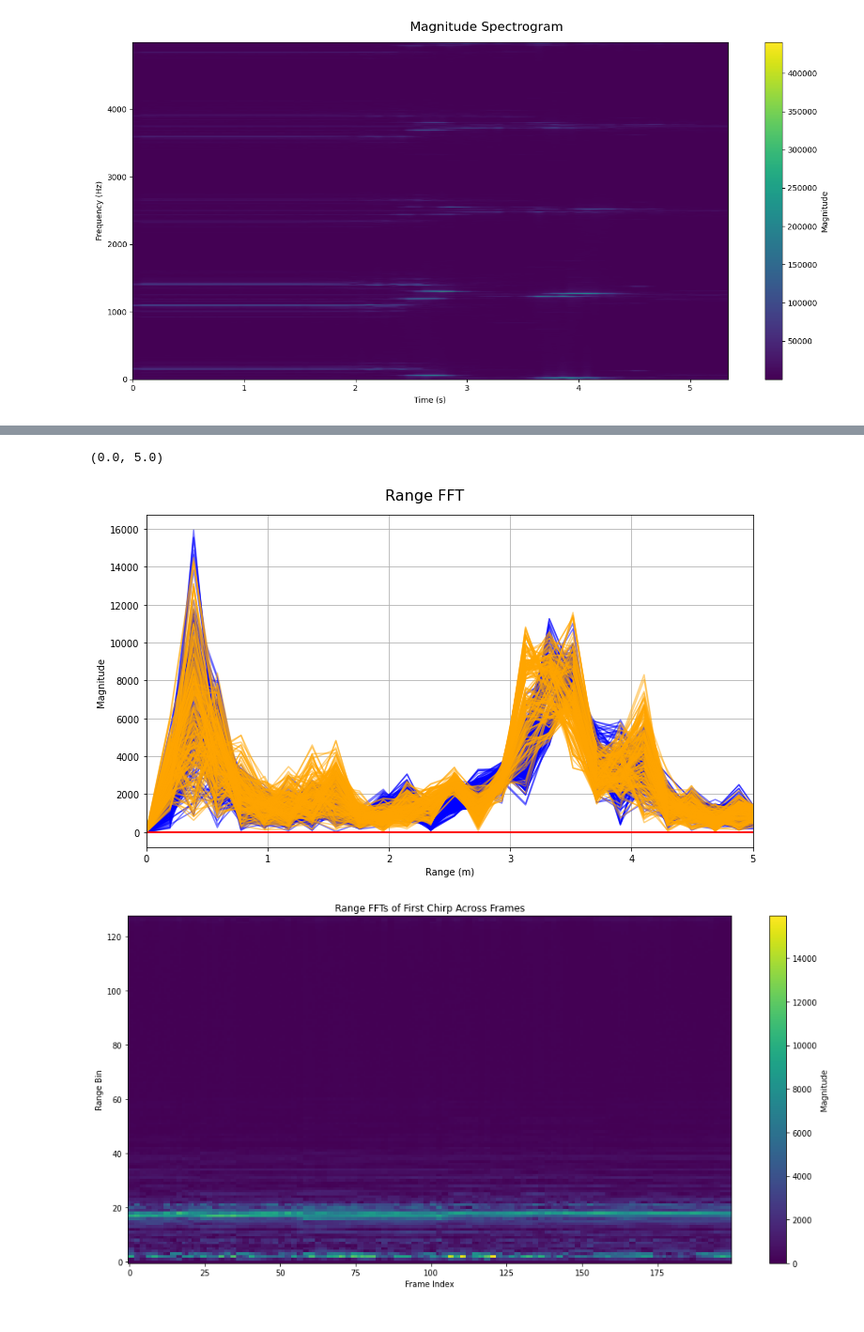
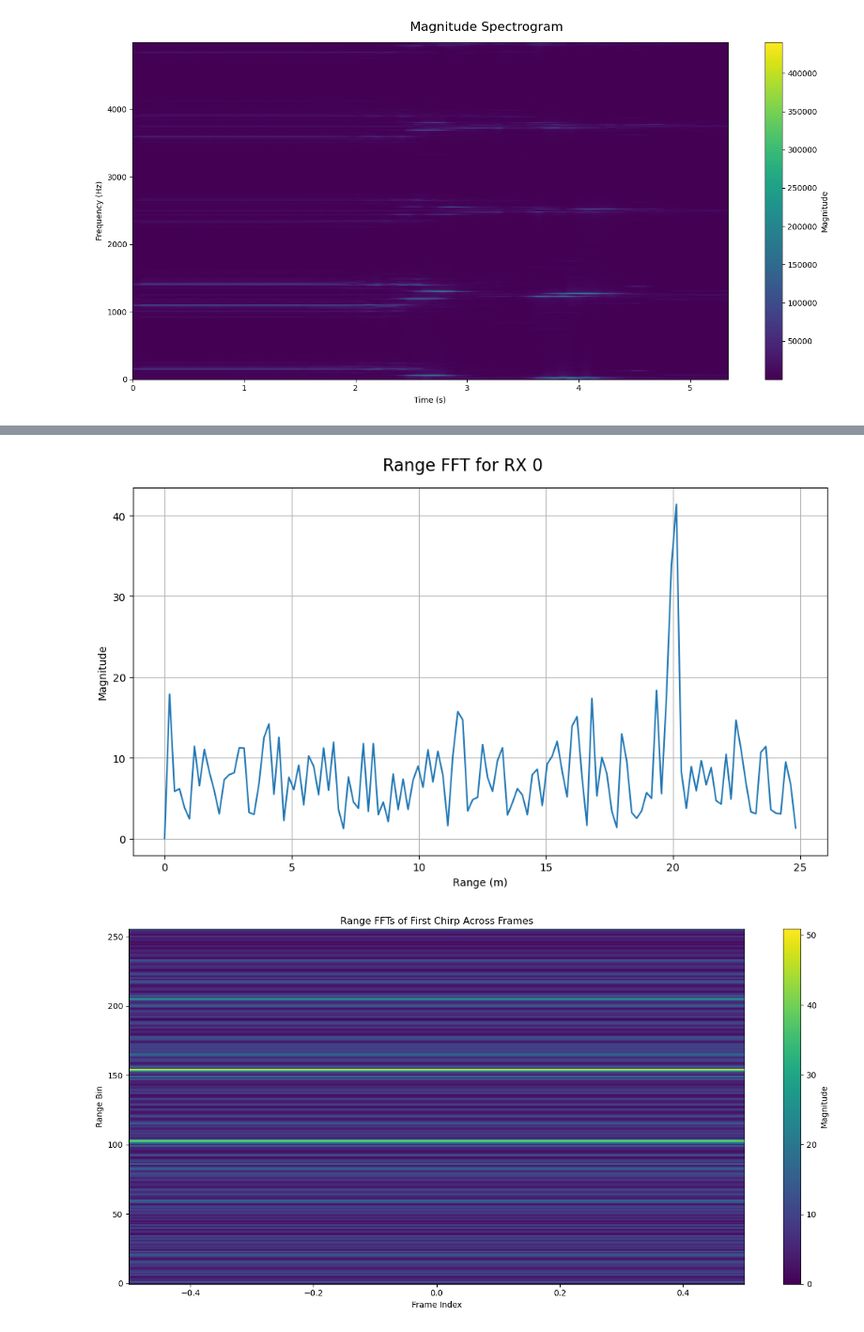
Before and after one commit to arlaptiev/sk_mmwave, a Jupyter notebook: data/radar.ipynb, the cells around one changed output, grey strips where cells are left out. Shown at 94% size. Drawn from its saved outputs; the diff is of its cells as text; code cells hidden in the pictures.

```diff
--- a/data/radar.ipynb
+++ b/data/radar.ipynb
@@ -314,5 +315,5 @@ axs[1].grid(True)
 # %%
 # coherently average the chirps for each frame
-chirps_avg = np.mean(adc_data, axis=1)                    # Average across chirps
+chirps_avg = np.mean(chirps, axis=1)                    # Average across chirps
 print("Chirps Average shape:", chirps_avg.shape)
 # %% [output]
@@ -395,21 +397,18 @@ for peak in peaks:
 # %%
+rx_idx = 0
+
 # Apply FFT along the sample (fast time) axis
-range_ffts = fft(chirps[:, :, :] , axis=1)                   # shape (frames, samples)
+range_ffts = fft(chirps[:, :, rx_idx] , axis=1)                       # shape (frames, samples)
 N = range_ffts.shape[1]                                      # number of samples
 
 # Plot the range FFT for the first 3 frames
 plt.figure(figsize=(14, 7))
-plt.suptitle('Range FFT', fontsize=16)
+plt.suptitle('Range FFT for RX 0', fontsize=16)
 plt.xlabel('Frequency (bins)')
 plt.ylabel('Magnitude')
-color_map = ['blue', 'orange', 'green', 'red']
-for rx in range(NUMRX):
-    for frame in range(range_ffts.shape[0]):
-        if frame == 0:
-            plt.plot(np.abs(range_ffts[frame, :N//2, rx]), label=f'RX{rx}', color=color_map[rx], alpha=0.5)
-        else:
-            plt.plot(np.abs(range_ffts[frame, :N//2, rx]), color=color_map[rx], alpha=0.5)
-plt.legend()
+for frame in range(range_ffts.shape[0]):
+    plt.plot(np.abs(range_ffts[frame, :N//2]), label=f'Frame {frame + 1}')
+# plt.legend()
 plt.grid(True)
 plt.tight_layout()
 # %% [output]
@@ -417,16 +416,16 @@ plt.tight_layout()
 # %%
 # convert freqs to meters
+# resolution = c / (2 * BANDWIDTH)                            # resolution in meters
+# range_meters = np.arange(SAMPLES_PER_CHIRP) * resolution    # range in meters
 N = range_ffts.shape[1]  # number of samples
 fft_freqs = fftfreq(N, 1 / (SAMPLE_RATE))  # Frequency bins
 range_meters = fft_freqs[:N//2] * c / (2 * FREQ_SLOPE)
 
 # Plot the range FFT for all frames
 plt.figure(figsize=(10, 6))
-plt.suptitle('Range FFT', fontsize=16)
-color_map = ['blue', 'orange', 'green', 'red']
-for rx in range(NUMRX):
-    for frame in range(range_ffts.shape[0]):
-        plt.plot(range_meters, np.abs(range_ffts[frame, :N//2, rx]), label=f'RX{rx} Frame {frame}', alpha=0.5, color=color_map[rx])
+plt.suptitle('Range FFT for RX 0', fontsize=16)
+for frame in range(range_ffts.shape[0]):
+    plt.plot(range_meters, np.abs(range_ffts[frame, :N//2]), label=f'Frame {frame + 1}')
 plt.xlabel('Range (m)')
 plt.ylabel('Magnitude')
 # plt.legend()
@@ -434,18 +433,17 @@ plt.grid(True)
 plt.tight_layout()
 
 # zoom into first 5 meters
-plt.xlim(0, 5)
+#plt.xlim(0, 5)
 # %% [output]
-(0.0, 5.0)
-[figure, old version]
+[figure, new version]
 # %%
 # range FFTs for all frames
 plt.figure(figsize=(14, 7))
-plt.imshow(np.abs(range_ffts[:, :N//2, 0]).T, aspect='auto', cmap='viridis', origin='lower')
+plt.imshow(np.abs(range_ffts[:N//2]).T, aspect='auto', cmap='viridis', origin='lower')
 plt.colorbar(label='Magnitude')
 plt.title("Range FFTs of First Chirp Across Frames")
 plt.xlabel("Frame Index")
 plt.ylabel("Range Bin")
 plt.tight_layout()
 # %% [output]
-[figure, old version]
+[figure, new version]
```
Also changed, not shown: parts of 15 cells of this notebook, 9 other files.
